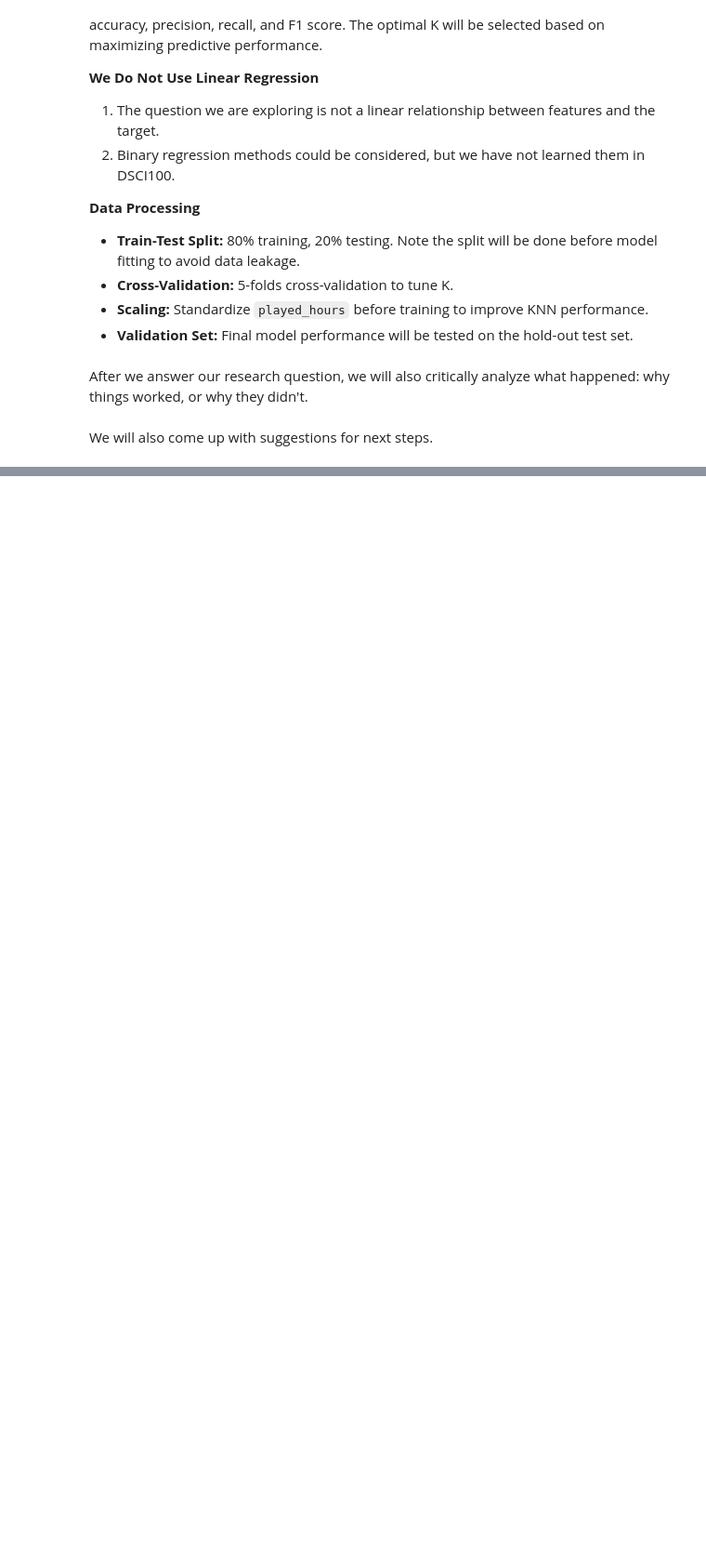
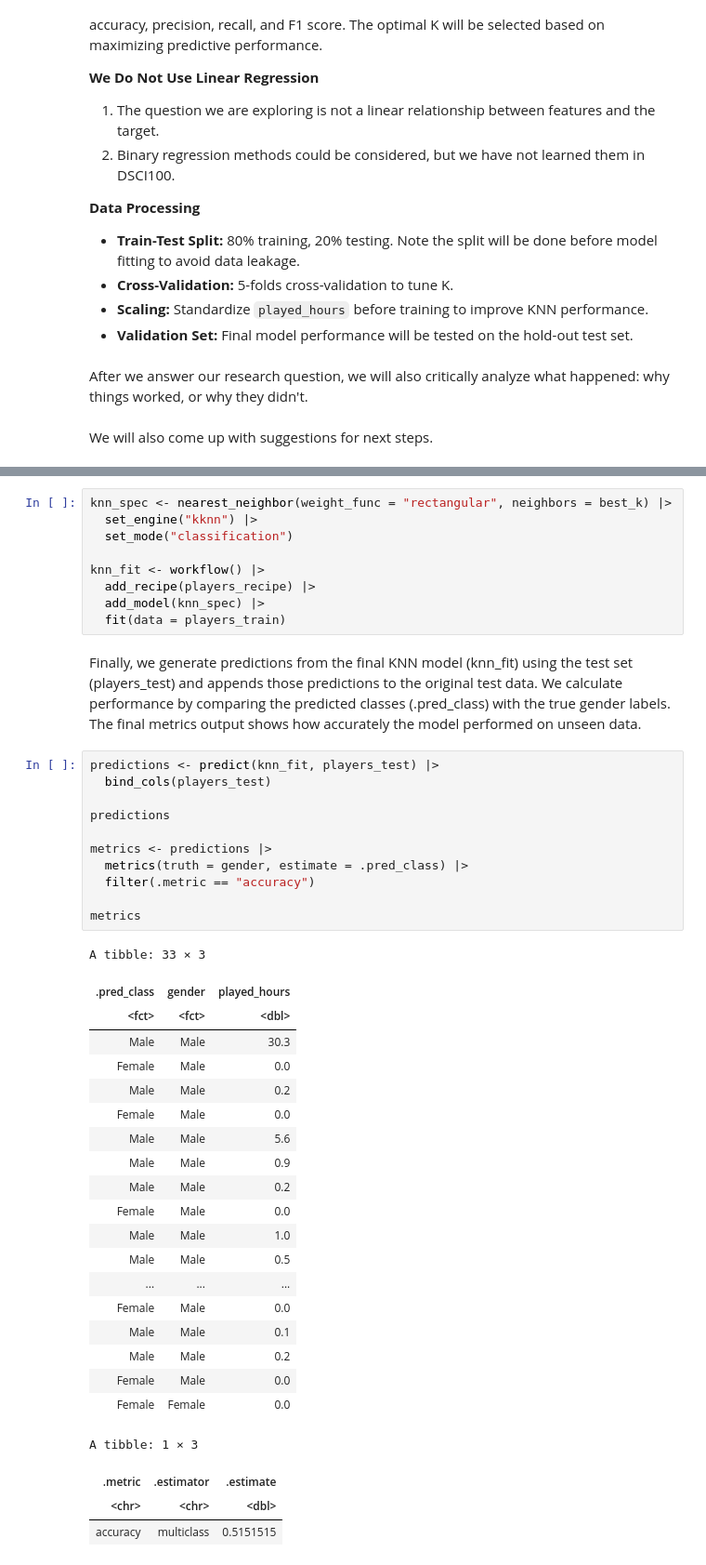
Before and after one commit to KEN-I-NOT/DSCI_project_group13, a Jupyter notebook: DSCI_Group13_final_v1.ipynb, the cells around one changed output, grey strips where cells are left out. Shown at 93% size. Cells and saved outputs as stored; diff of their text form; blank space fills up the shorter version.

```diff
--- a/DSCI_Group13_final_v1.ipynb
+++ b/DSCI_Group13_final_v1.ipynb
@@ -322,0 +434,46 @@ We will also come up with suggestions for next steps.
+# %%
+knn_spec <- nearest_neighbor(weight_func = "rectangular", neighbors = best_k) |>
+  set_engine("kknn") |>
+  set_mode("classification")
+
+knn_fit <- workflow() |>
+  add_recipe(players_recipe) |>
+  add_model(knn_spec) |>
+  fit(data = players_train)
+# %% [markdown]
+Finally, we generate predictions from the final KNN model (knn_fit) using the test set (players_test) and appends those predictions to the original test data. We calculate performance by comparing the predicted classes (.pred_class) with the true gender labels. The final metrics output shows how accurately the model performed on unseen data.
+# %%
+predictions <- predict(knn_fit, players_test) |>
+  bind_cols(players_test)
+
+predictions
+
+metrics <- predictions |>
+  metrics(truth = gender, estimate = .pred_class) |>
+  filter(.metric == "accuracy")
+
+metrics
+# %% [output]
+A tibble: 33 × 3
+| .pred_class | gender | played_hours |
+| <fct> | <fct> | <dbl> |
+| Male | Male | 30.3 |
+| Female | Male | 0.0 |
+| Male | Male | 0.2 |
+| Female | Male | 0.0 |
+| Male | Male | 5.6 |
+| Male | Male | 0.9 |
+| Male | Male | 0.2 |
+| Female | Male | 0.0 |
+| Male | Male | 1.0 |
+| Male | Male | 0.5 |
+| ... | ... | ... |
+| Female | Male | 0.0 |
+| Male | Male | 0.1 |
+| Male | Male | 0.2 |
+| Female | Male | 0.0 |
+| Female | Female | 0.0 |
+A tibble: 1 × 3
+| .metric | .estimator | .estimate |
+| <chr> | <chr> | <dbl> |
+| accuracy | multiclass | 0.5151515 |
```
Also changed, not shown: parts of 48 cells of this notebook.
